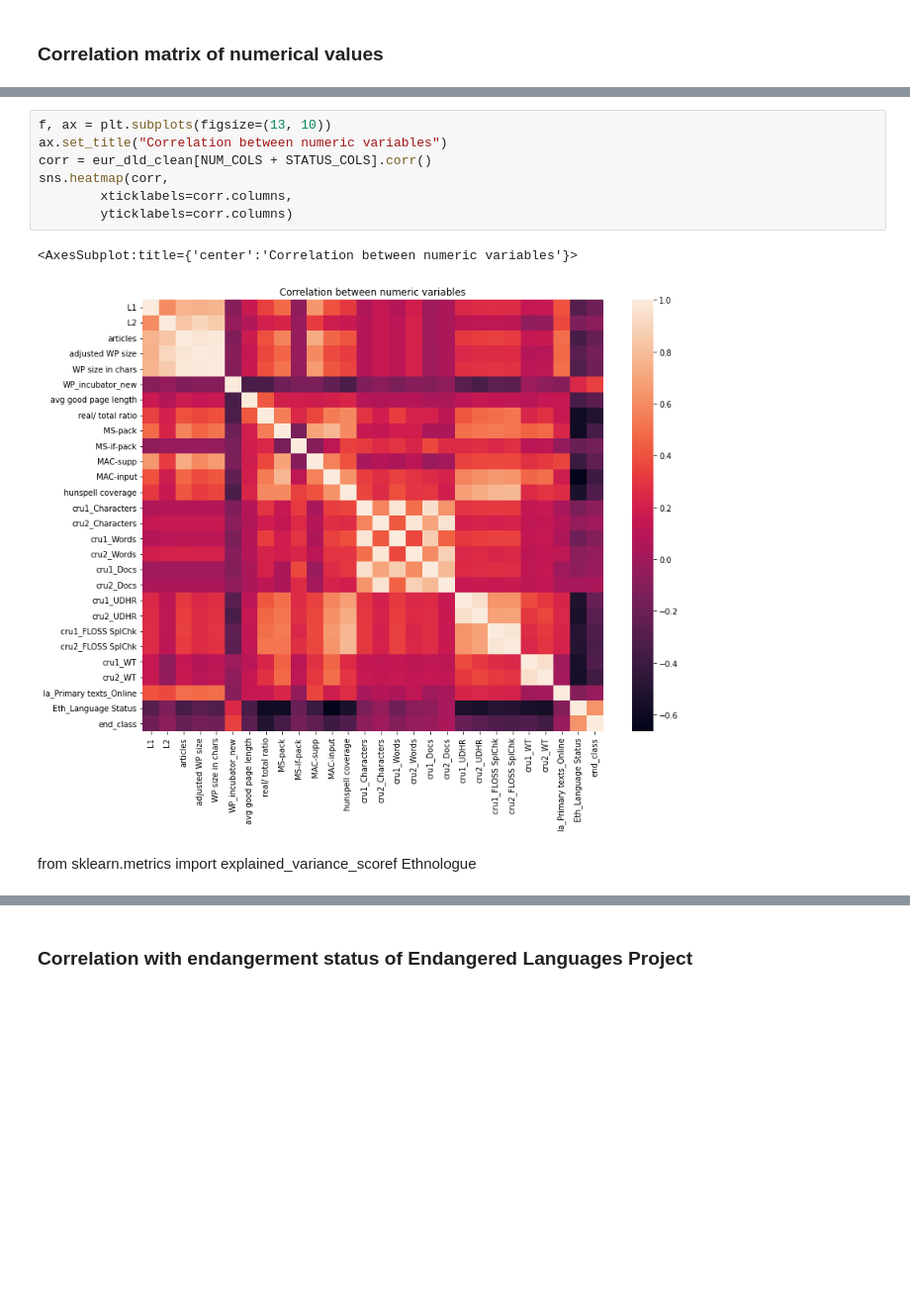
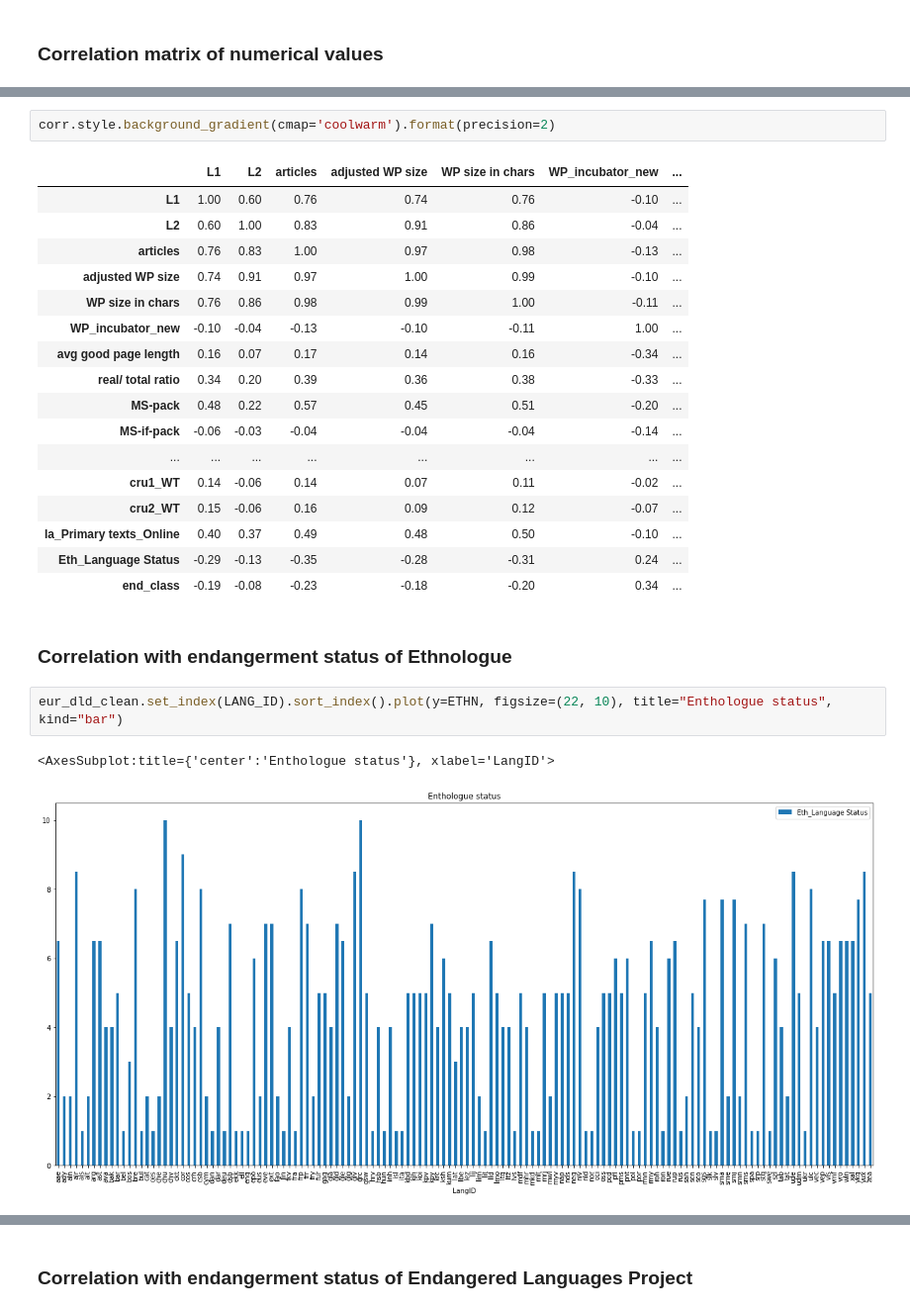
Before and after one commit to Eszti/lang-changes, a Jupyter notebook: notebooks/Eszti/dld_european_lang.ipynb, the cells around one changed output, grey strips where cells are left out. Shown at 99% size. Saved outputs shown, nothing was run; the diff lists cells and outputs as text; blank space fills up the shorter version.

```diff
--- a/notebooks/Eszti/dld_european_lang.ipynb
+++ b/notebooks/Eszti/dld_european_lang.ipynb
@@ -428,14 +491,29 @@ eur_dld_clean[NUM_COLS]
 # %%
-f, ax = plt.subplots(figsize=(13, 10))
-ax.set_title("Correlation between numeric variables")
-corr = eur_dld_clean[NUM_COLS + STATUS_COLS].corr()
-sns.heatmap(corr,
-        xticklabels=corr.columns,
-        yticklabels=corr.columns)
+corr.style.background_gradient(cmap='coolwarm').format(precision=2)
 # %% [output]
-<AxesSubplot:title={'center':'Correlation between numeric variables'}>
-[figure, removed]
+|  | L1 | L2 | articles | adjusted WP size | WP size in chars | WP_incubator_new | ... |
+| L1 | 1.00 | 0.60 | 0.76 | 0.74 | 0.76 | -0.10 | ... |
+| L2 | 0.60 | 1.00 | 0.83 | 0.91 | 0.86 | -0.04 | ... |
+| articles | 0.76 | 0.83 | 1.00 | 0.97 | 0.98 | -0.13 | ... |
+| adjusted WP size | 0.74 | 0.91 | 0.97 | 1.00 | 0.99 | -0.10 | ... |
+| WP size in chars | 0.76 | 0.86 | 0.98 | 0.99 | 1.00 | -0.11 | ... |
+| WP_incubator_new | -0.10 | -0.04 | -0.13 | -0.10 | -0.11 | 1.00 | ... |
+| avg good page length | 0.16 | 0.07 | 0.17 | 0.14 | 0.16 | -0.34 | ... |
+| real/ total ratio | 0.34 | 0.20 | 0.39 | 0.36 | 0.38 | -0.33 | ... |
+| MS-pack | 0.48 | 0.22 | 0.57 | 0.45 | 0.51 | -0.20 | ... |
+| MS-if-pack | -0.06 | -0.03 | -0.04 | -0.04 | -0.04 | -0.14 | ... |
+| ... | ... | ... | ... | ... | ... | ... | ... |
+| cru1_WT | 0.14 | -0.06 | 0.14 | 0.07 | 0.11 | -0.02 | ... |
+| cru2_WT | 0.15 | -0.06 | 0.16 | 0.09 | 0.12 | -0.07 | ... |
+| la_Primary texts_Online | 0.40 | 0.37 | 0.49 | 0.48 | 0.50 | -0.10 | ... |
+| Eth_Language Status | -0.29 | -0.13 | -0.35 | -0.28 | -0.31 | 0.24 | ... |
+| end_class | -0.19 | -0.08 | -0.23 | -0.18 | -0.20 | 0.34 | ... |
-# %% [markdown]
-from sklearn.metrics import explained_variance_scoref Ethnologue
+# %% [markdown]
+### Correlation with endangerment status of Ethnologue
+# %%
+eur_dld_clean.set_index(LANG_ID).sort_index().plot(y=ETHN, figsize=(22, 10), title="Enthologue status", kind="bar")
+# %% [output]
+<AxesSubplot:title={'center':'Enthologue status'}, xlabel='LangID'>
+[figure, added]
 # %%
 f, ax = plt.subplots(figsize=(13, 10))
```
Also changed, not shown: parts of 21 cells of this notebook, 2 other files.
